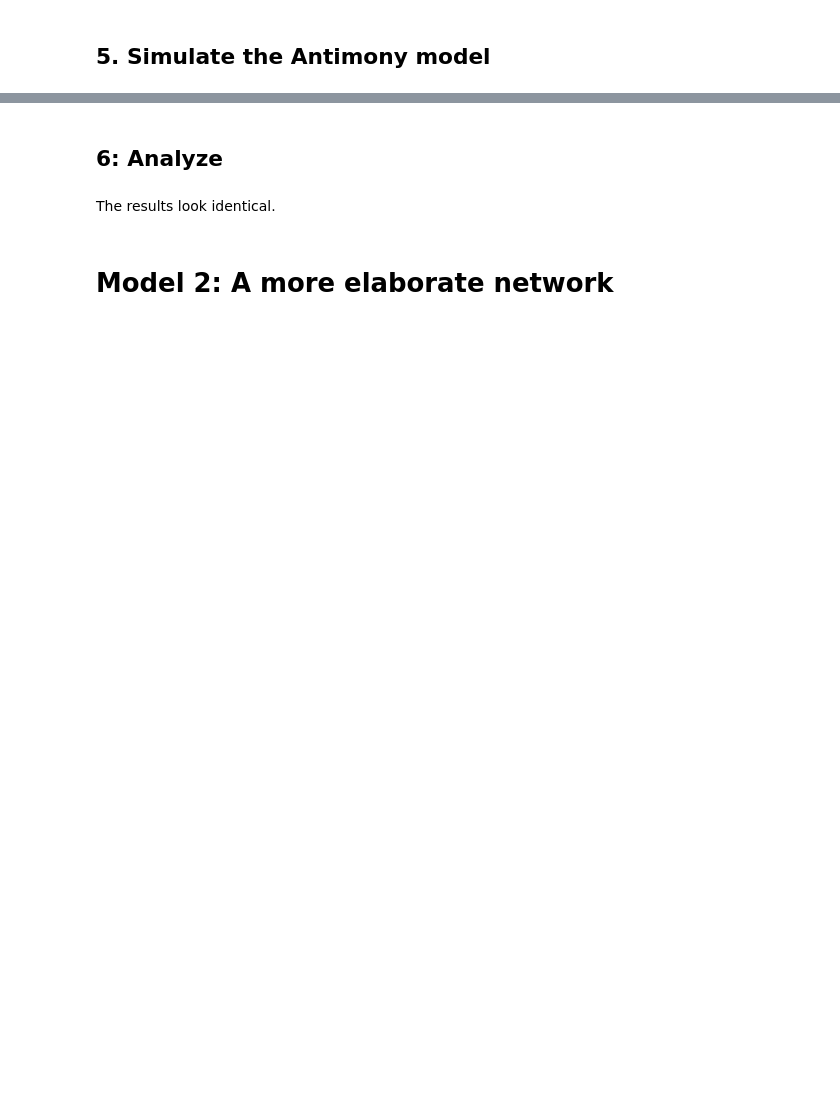
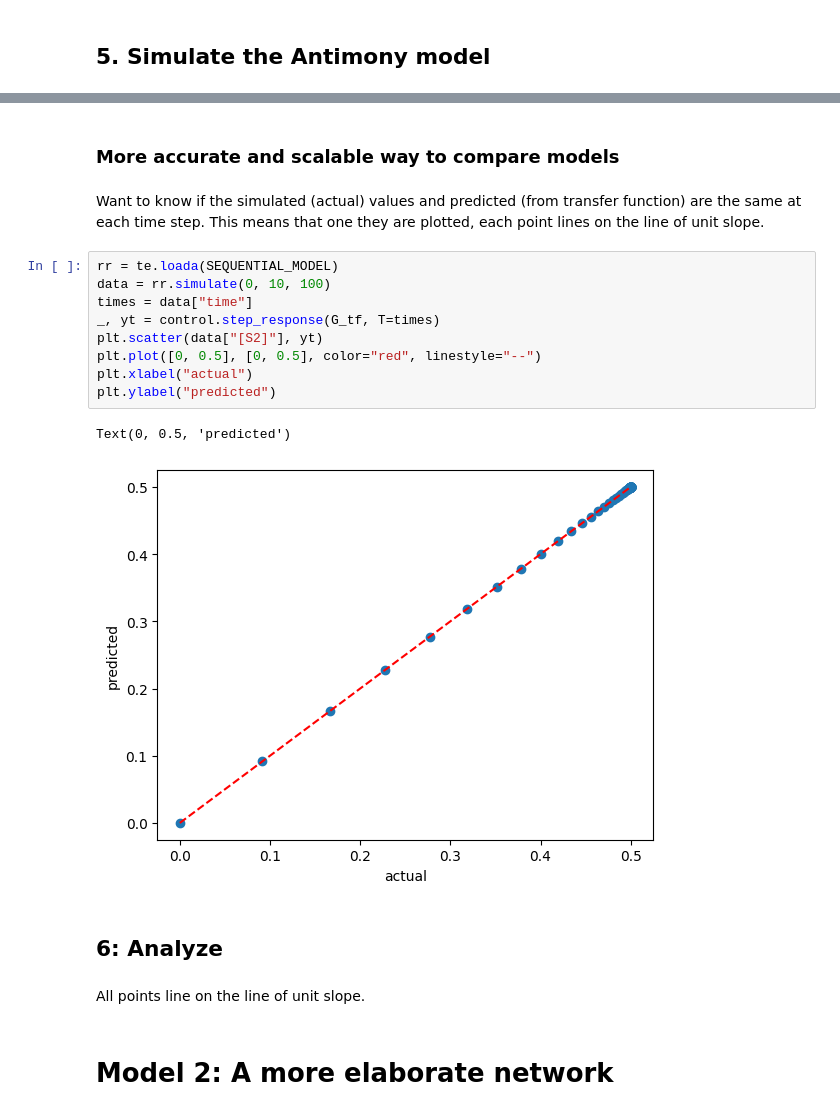
Before and after one commit to joseph-hellerstein/advanced-controls-lectures, a Jupyter notebook: short_class_lectures/Lecture_4-LTI_Systems/deriving_laplace_transforms.ipynb, the cells around one changed output, grey strips where cells are left out. Saved outputs shown, nothing was run; the diff lists cells and outputs as text; blank space fills up the shorter version.

```diff
--- a/short_class_lectures/Lecture_4-LTI_Systems/deriving_laplace_transforms.ipynb
+++ b/short_class_lectures/Lecture_4-LTI_Systems/deriving_laplace_transforms.ipynb
@@ -170,7 +164,23 @@ rr.plot(figsize=(3,3))
+# %% [markdown]
+### More accurate and scalable way to compare models
+# %% [markdown]
+Want to know if the simulated (actual) values and predicted (from transfer function) are the same at each time step. This means that one they are plotted, each point lines on the line of unit slope.
+# %%
+rr = te.loada(SEQUENTIAL_MODEL)
+data = rr.simulate(0, 10, 100)
+times = data["time"]
+_, yt = control.step_response(G_tf, T=times)
+plt.scatter(data["[S2]"], yt)
+plt.plot([0, 0.5], [0, 0.5], color="red", linestyle="--")
+plt.xlabel("actual")
+plt.ylabel("predicted")
+# %% [output]
+Text(0, 0.5, 'predicted')
+[figure, added]
 # %% [markdown]
 ## 6: Analyze
 # %% [markdown]
-The results look identical.
+All points line on the line of unit slope.
 # %% [markdown]
 # Model 2: A more elaborate network
 # %% [markdown]
```
Also changed, not shown: parts of 12 cells of this notebook, 2 other files.
